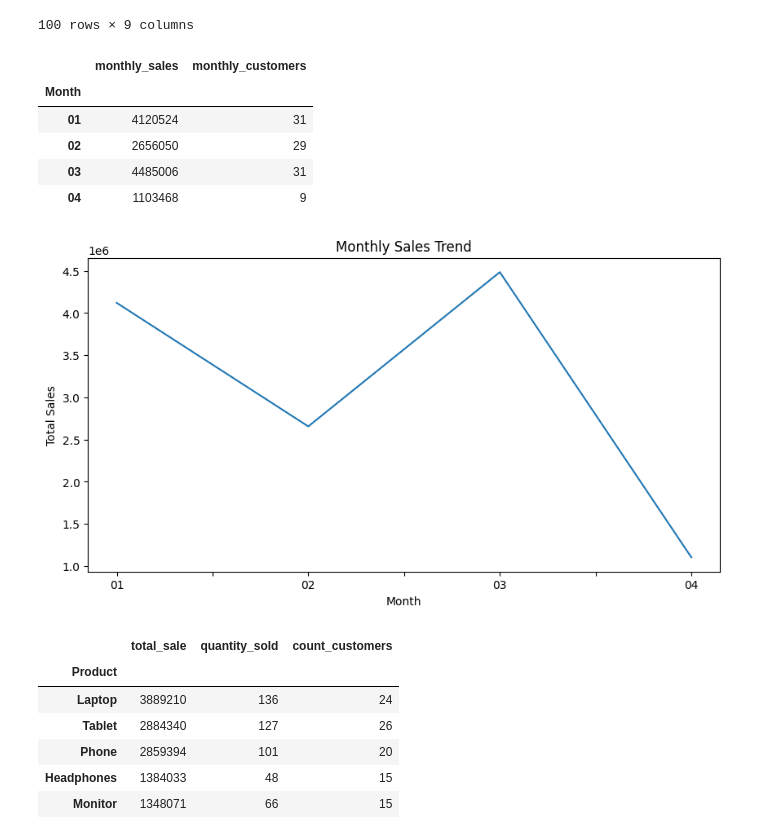
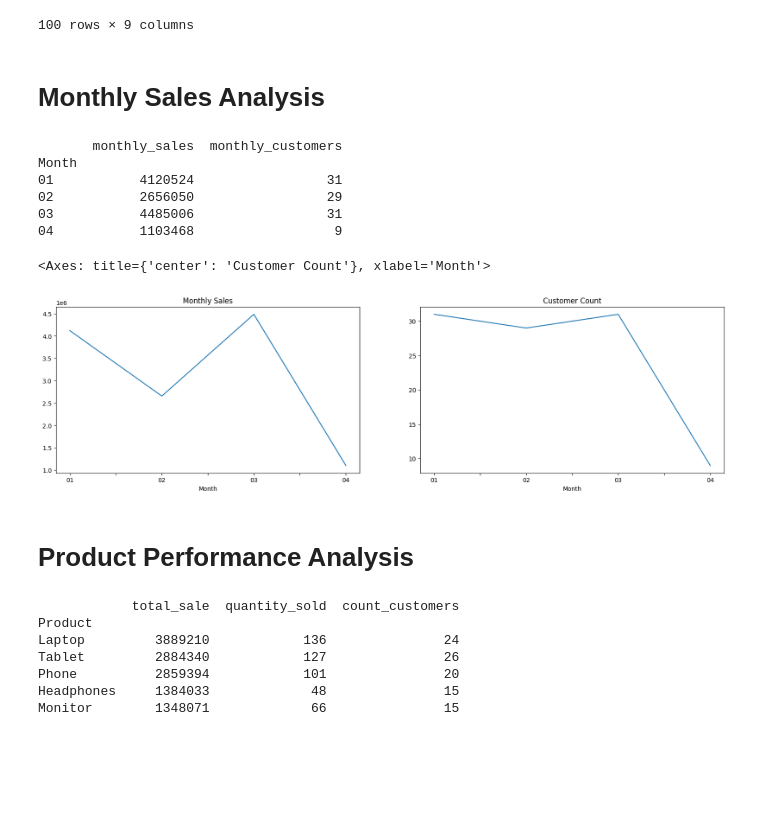
Before and after one commit to RookieCoder12/DevArena-Week-3, a Jupyter notebook: sales_analysis.ipynb, the cells around one changed output. Drawn from its saved outputs; the diff is of its cells as text; code cells hidden in the pictures; blank space fills up the shorter version.

```diff
--- a/sales_analysis.ipynb
+++ b/sales_analysis.ipynb
@@ -101,28 +113,34 @@ df
 | 98 | Monitor | 1 | 30717 | CUST099 | North | 30717 | 2024 | 04 | 08 |
 | 99 | Headphones | 5 | 23376 | CUST100 | South | 116880 | 2024 | 04 | 09 |
 100 rows × 9 columns
+# %% [markdown]
+# Monthly Sales Analysis
 # %%
 monthly_revenue_df = df.groupby('Month').agg(
     monthly_sales=('Total_Sales', 'sum'),
     monthly_customers = ('Customer_ID', 'nunique')
 )
-monthly_revenue_df
+print(monthly_revenue_df)
 # %% [output]
-|  | monthly_sales | monthly_customers |
-| Month |  |  |
-| 01 | 4120524 | 31 |
-| 02 | 2656050 | 29 |
-| 03 | 4485006 | 31 |
-| 04 | 1103468 | 9 |
+       monthly_sales  monthly_customers
+Month
+01           4120524                 31
+02           2656050                 29
+03           4485006                 31
+04           1103468                  9
-# %%
-monthly_revenue_df["monthly_sales"].plot(kind='line',
-                                         figsize=(10,5),
-                                         xlabel='Month',
-                                         ylabel='Total Sales',
-                                         title='Monthly Sales Trend')
-plt.show()
-# %% [output]
-[figure, removed]
+# %%
+plt.figure(figsize=(20,5))
+
+plt.subplot(1,2,1)
+monthly_revenue_df["monthly_sales"].plot(kind="line", title="Monthly Sales")
+
+plt.subplot(1,2,2)
+monthly_revenue_df["monthly_customers"].plot(kind="line", title="Customer Count")
+# %% [output]
+<Axes: title={'center': 'Customer Count'}, xlabel='Month'>
+[figure, added]
+# %% [markdown]
+# Product Performance Analysis
 # %%
 product_performance_df = df.groupby('Product').agg(
     total_sale = ('Total_Sales', 'sum'),
@@ -130,12 +148,12 @@ product_performance_df = df.groupby('Product').agg(
     count_customers = ('Customer_ID', 'nunique')
 )
 product_performance_df.sort_values(by='total_sale', ascending=False, inplace=True)
-product_performance_df
+print(product_performance_df)
 # %% [output]
-|  | total_sale | quantity_sold | count_customers |
-| Product |  |  |  |
-| Laptop | 3889210 | 136 | 24 |
-| Tablet | 2884340 | 127 | 26 |
-| Phone | 2859394 | 101 | 20 |
-| Headphones | 1384033 | 48 | 15 |
-| Monitor | 1348071 | 66 | 15 |
+            total_sale  quantity_sold  count_customers
+Product
+Laptop         3889210            136               24
+Tablet         2884340            127               26
+Phone          2859394            101               20
+Headphones     1384033             48               15
+Monitor        1348071             66               15
```
Also changed, not shown: parts of 13 cells of this notebook, 1 other file.
